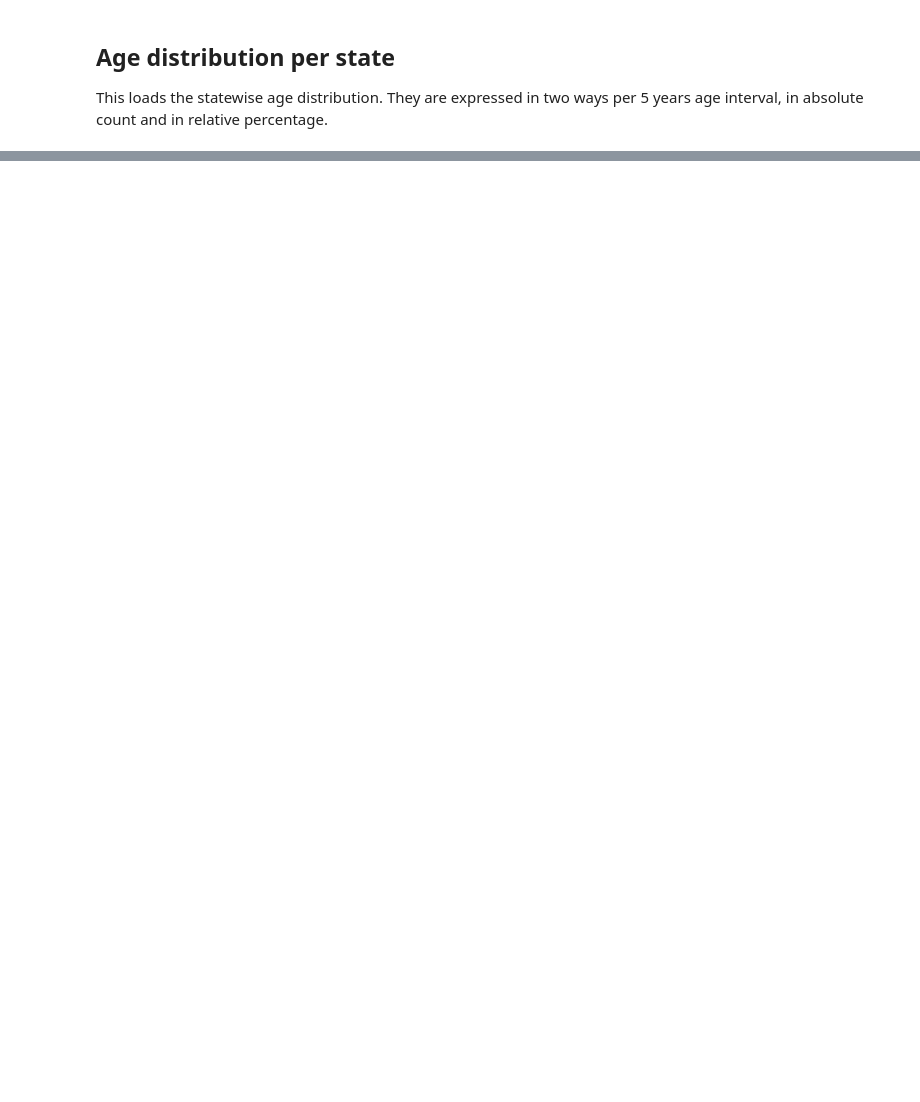
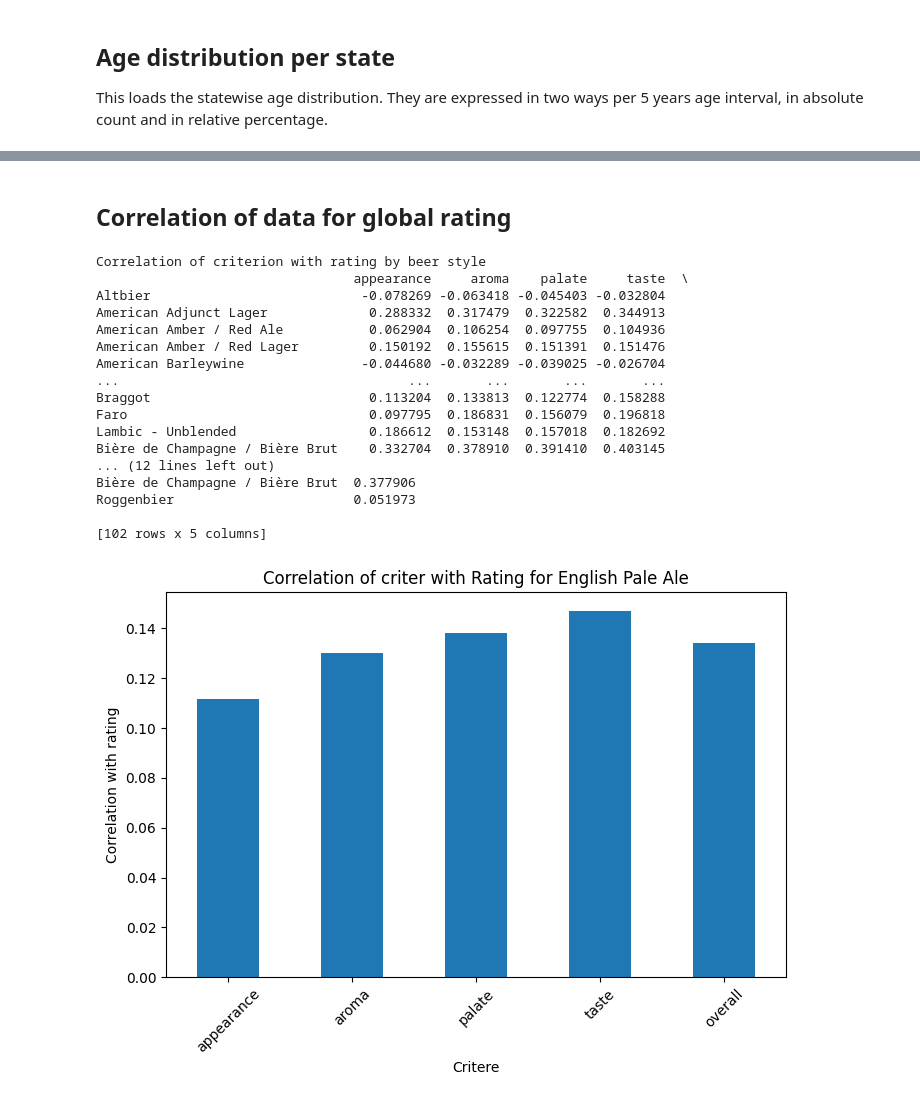
Before and after one commit to epfl-ada/ada-2024-project-fandemondada, a Jupyter notebook: results.ipynb, the cells around one changed output, grey strips where cells are left out. Cells and saved outputs as stored; diff of their text form; code cells hidden in the pictures; blank space fills up the shorter version.

```diff
--- a/results.ipynb
+++ b/results.ipynb
@@ -361,0 +312,12 @@ age_total.head(5)
+# %%
+def get_ba_beer_merged():
+    ba_usa_ratings = pd.read_csv("data/clean/BeerAdvocate/usa_ratings.csv")
+    ba_usa_users = pd.read_csv("data/clean/BeerAdvocate/usa_users.csv")
+
+    ba_usa_ratings = ba_usa_ratings.merge(ba_usa_users[['user_id', 'location']], on='user_id', how='left')
+    ba_usa_ratings['state'] = ba_usa_ratings['location'].apply(lambda x: x.split(', ')[-1])
+
+    return ba_usa_ratings
+
+
+ba_usa_ratings = get_ba_beer_merged()
@@ -361,0 +411,46 @@ age_total.head(5)
+# %% [markdown]
+## Correlation of data for global rating
+# %%
+#criterias to analyse corr. with rating
+criteria = ['appearance', 'aroma', 'palate', 'taste', 'overall']
+criteria_correlation_by_style = {}
+
+for style in beer_styles:
+    style_data = reviews_by_beer_state[reviews_by_beer_state['style'] == style]
+    if len(style_data) > 20:
+        correlations = style_data[criteria + ['rating']].corr()['rating'].drop('rating')
+        criteria_correlation_by_style[style] = correlations
+
+criteria_correlation_df = pd.DataFrame(criteria_correlation_by_style)
+criteria_correlation_df = criteria_correlation_df.T
+
+print("Correlation of criterion with rating by beer style")
+print(criteria_correlation_df)
+
+specific_style = "English Pale Ale"
+if specific_style in criteria_correlation_df.index:
+    criteria_correlation_df.loc[specific_style].plot(kind='bar', figsize=(8, 5))
+    plt.title(f'Correlation of criter with Rating for {specific_style}')
+    plt.xlabel('Critere')
+    plt.ylabel('Correlation with rating')
+    plt.xticks(rotation=45)
+    plt.show()
+# %% [output]
+Correlation of criterion with rating by beer style
+                                 appearance     aroma    palate     taste  \
+Altbier                           -0.078269 -0.063418 -0.045403 -0.032804
+American Adjunct Lager             0.288332  0.317479  0.322582  0.344913
+American Amber / Red Ale           0.062904  0.106254  0.097755  0.104936
+American Amber / Red Lager         0.150192  0.155615  0.151391  0.151476
+American Barleywine               -0.044680 -0.032289 -0.039025 -0.026704
+...                                     ...       ...       ...       ...
+Braggot                            0.113204  0.133813  0.122774  0.158288
+Faro                               0.097795  0.186831  0.156079  0.196818
+Lambic - Unblended                 0.186612  0.153148  0.157018  0.182692
+Bière de Champagne / Bière Brut    0.332704  0.378910  0.391410  0.403145
+... (12 lines left out)
+Bière de Champagne / Bière Brut  0.377906
+Roggenbier                       0.051973
+
+[102 rows x 5 columns]
+[figure, added]
```
Also changed, not shown: parts of 18 cells of this notebook.
